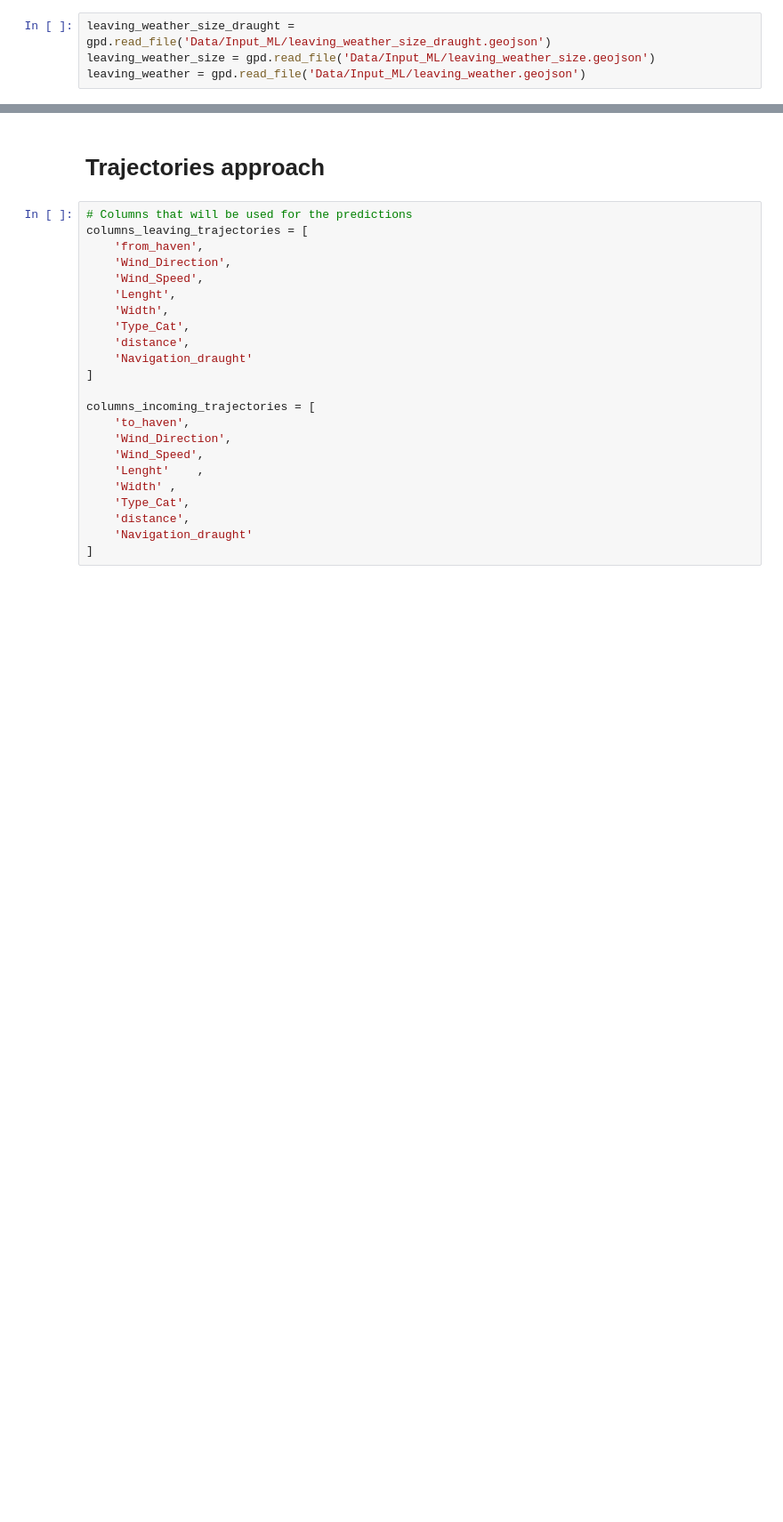
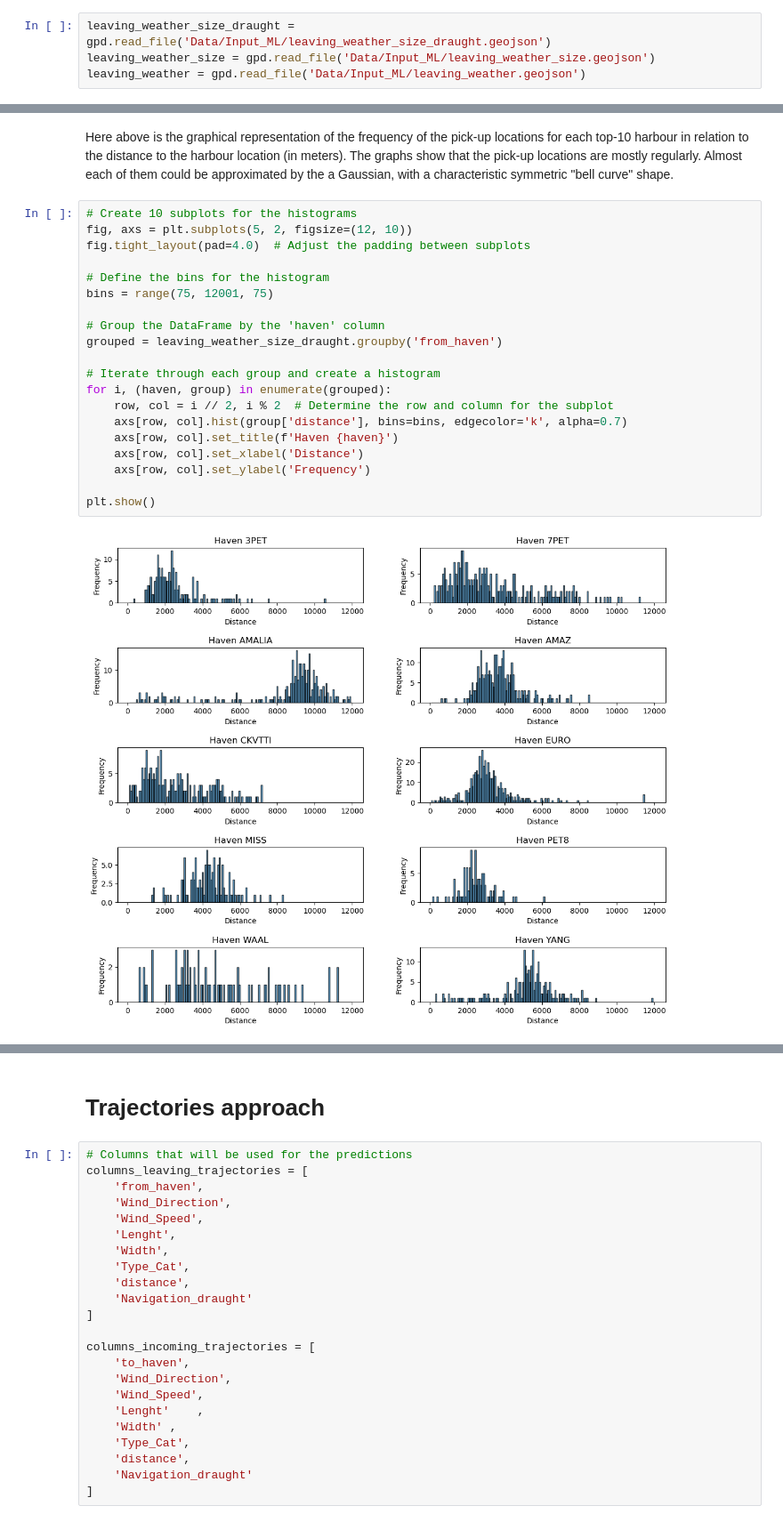
Before and after one commit to allanguzmanf/CIEM6302, a Jupyter notebook: Predictions.ipynb, the cells around one changed output, grey strips where cells are left out. Shown at 89% size. Drawn from its saved outputs; the diff is of its cells as text; blank space fills up the shorter version.

```diff
--- a/Predictions.ipynb
+++ b/Predictions.ipynb
@@ -133,0 +134,24 @@ plt.show()
+# %% [markdown]
+Here above is the graphical representation of the frequency of the pick-up locations for each top-10 harbour in relation to the distance to the harbour location (in meters). The graphs show that the pick-up locations are mostly regularly. Almost each of them could be approximated by the a Gaussian, with a characteristic symmetric "bell curve" shape.
+# %%
+# Create 10 subplots for the histograms
+fig, axs = plt.subplots(5, 2, figsize=(12, 10))
+fig.tight_layout(pad=4.0)  # Adjust the padding between subplots
+
+# Define the bins for the histogram
+bins = range(75, 12001, 75)
+
+# Group the DataFrame by the 'haven' column
+grouped = leaving_weather_size_draught.groupby('from_haven')
+
+# Iterate through each group and create a histogram
+for i, (haven, group) in enumerate(grouped):
+    row, col = i // 2, i % 2  # Determine the row and column for the subplot
+    axs[row, col].hist(group['distance'], bins=bins, edgecolor='k', alpha=0.7)
+    axs[row, col].set_title(f'Haven {haven}')
+    axs[row, col].set_xlabel('Distance')
+    axs[row, col].set_ylabel('Frequency')
+
+plt.show()
+# %% [output]
+[figure, added]
```
Also changed, not shown: parts of 71 cells of this notebook, 13 other files.
